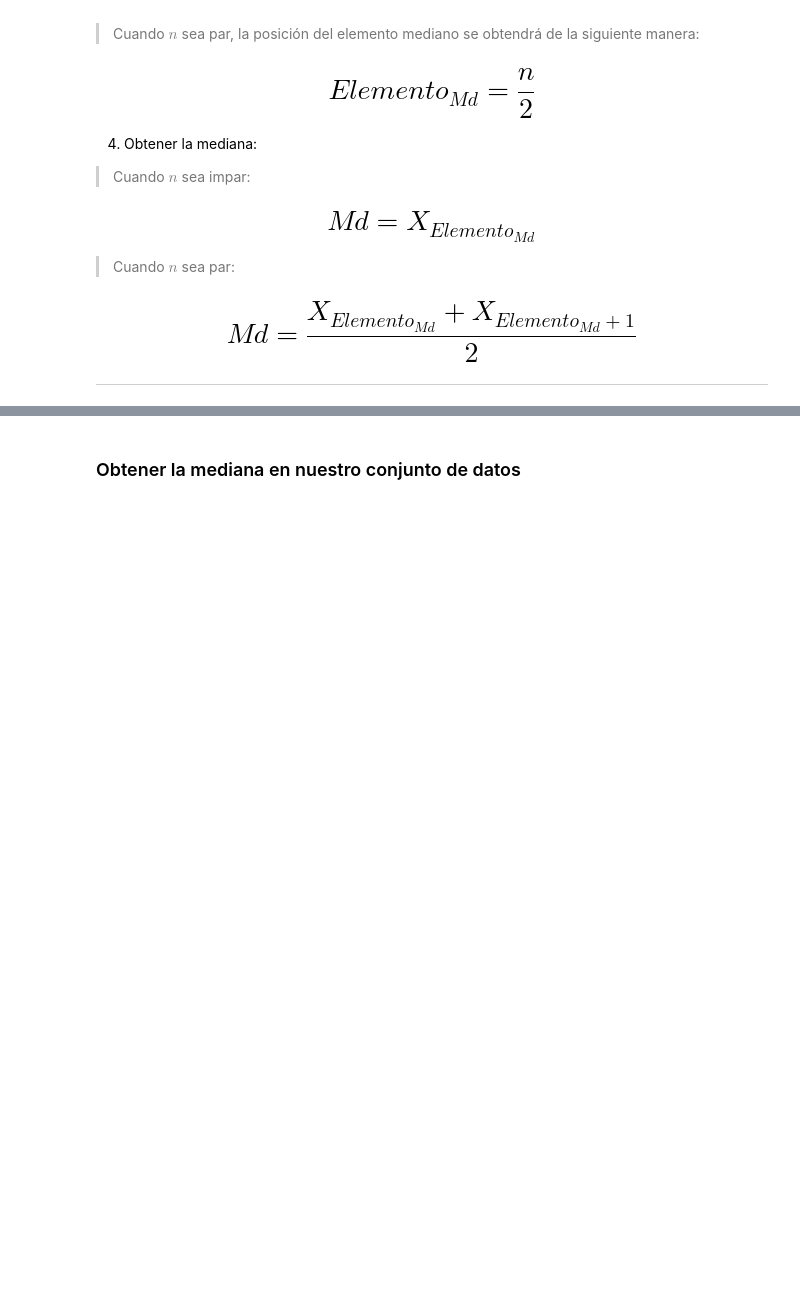
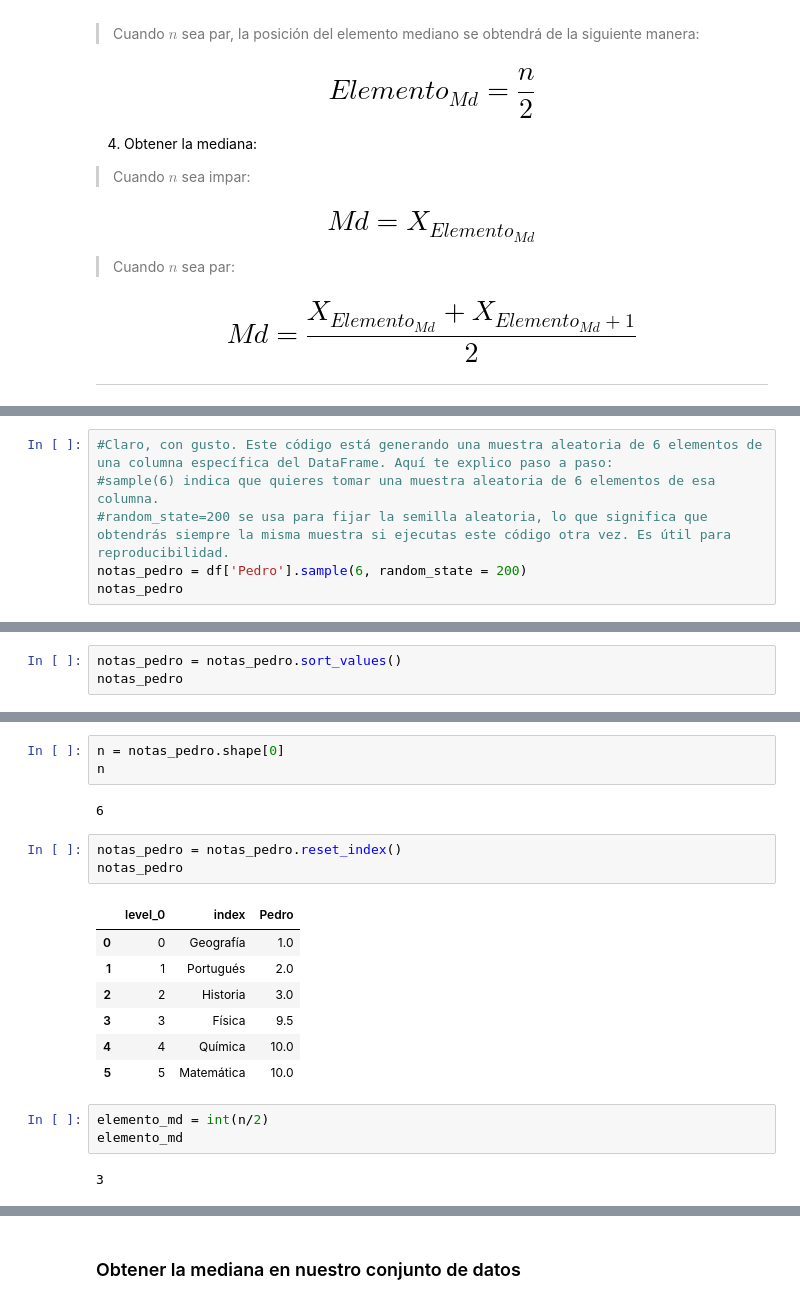
Before and after one commit to Starleen1996/Amigo_Secreto, a Jupyter notebook: Curso_de_Estadística_con_Python_1.ipynb, the cells around one changed output, grey strips where cells are left out. Drawn from its saved outputs; the diff is of its cells as text; blank space fills up the shorter version.

```diff
--- a/Curso_de_Estadística_con_Python_1.ipynb
+++ b/Curso_de_Estadística_con_Python_1.ipynb
@@ -720,3 +795,9 @@ Para obtener la mediana de un conjunto de datos, debemos proceder de la siguient
 ### Ejemplo 2 - n par
 
 <img src='https://caelum-online-public.s3.amazonaws.com/ESP-1752-estadistica-con-python-parte1/img003.png' width='50%' style="float:left">
+# %%
+#Claro, con gusto. Este código está generando una muestra aleatoria de 6 elementos de una columna específica del DataFrame. Aquí te explico paso a paso:
+#sample(6) indica que quieres tomar una muestra aleatoria de 6 elementos de esa columna.
+#random_state=200 se usa para fijar la semilla aleatoria, lo que significa que obtendrás siempre la misma muestra si ejecutas este código otra vez. Es útil para reproducibilidad.
+notas_pedro = df['Pedro'].sample(6, random_state = 200)
+notas_pedro
@@ -722,0 +813,3 @@ Para obtener la mediana de un conjunto de datos, debemos proceder de la siguient
+# %%
+notas_pedro = notas_pedro.sort_values()
+notas_pedro
@@ -722,0 +825,21 @@ Para obtener la mediana de un conjunto de datos, debemos proceder de la siguient
+# %%
+n = notas_pedro.shape[0]
+n
+# %% [output]
+6
+# %%
+notas_pedro = notas_pedro.reset_index()
+notas_pedro
+# %% [output]
+|  | level_0 | index | Pedro |
+| 0 | 0 | Geografía | 1.0 |
+| 1 | 1 | Portugués | 2.0 |
+| 2 | 2 | Historia | 3.0 |
+| 3 | 3 | Física | 9.5 |
+| 4 | 4 | Química | 10.0 |
+| 5 | 5 | Matemática | 10.0 |
+# %%
+elemento_md = int(n/2)
+elemento_md
+# %% [output]
+3
```
Also changed, not shown: parts of 35 cells of this notebook.
